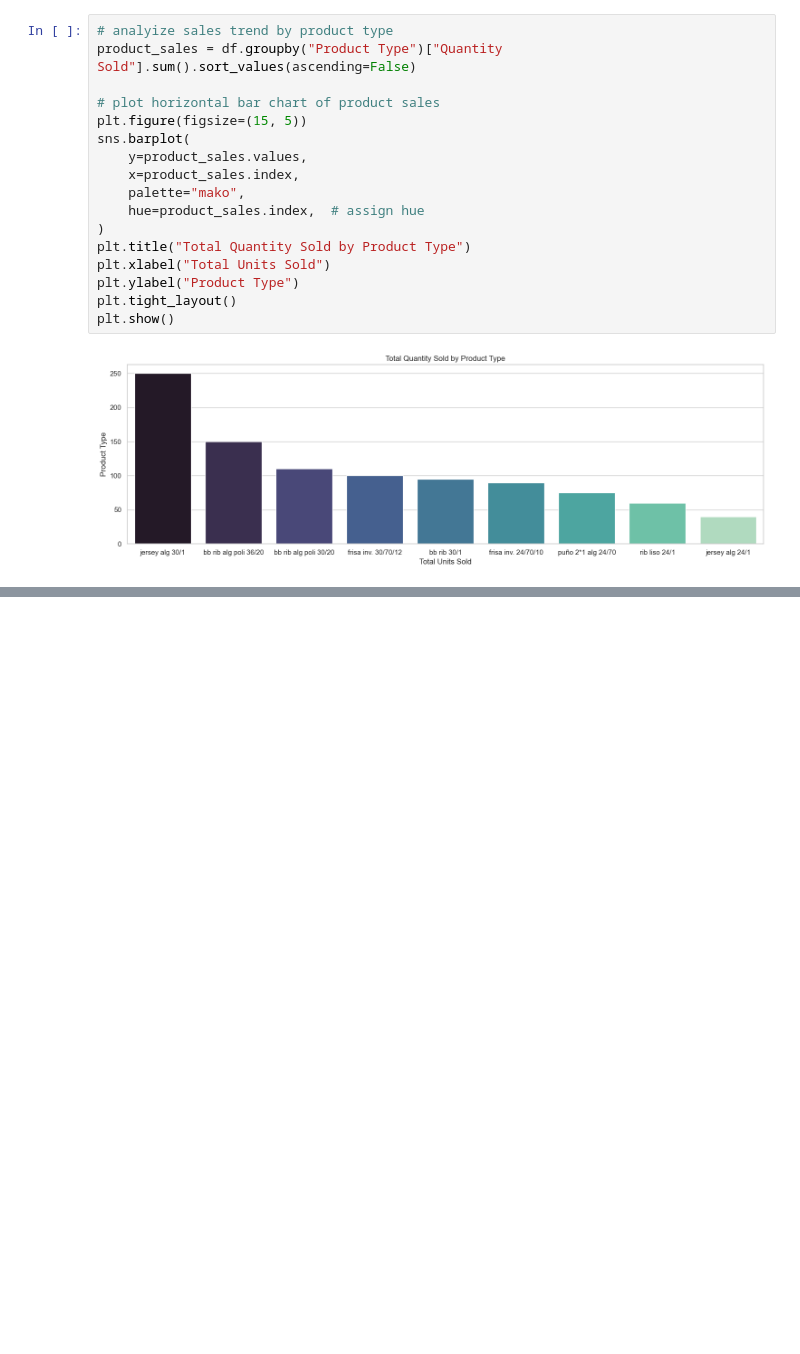
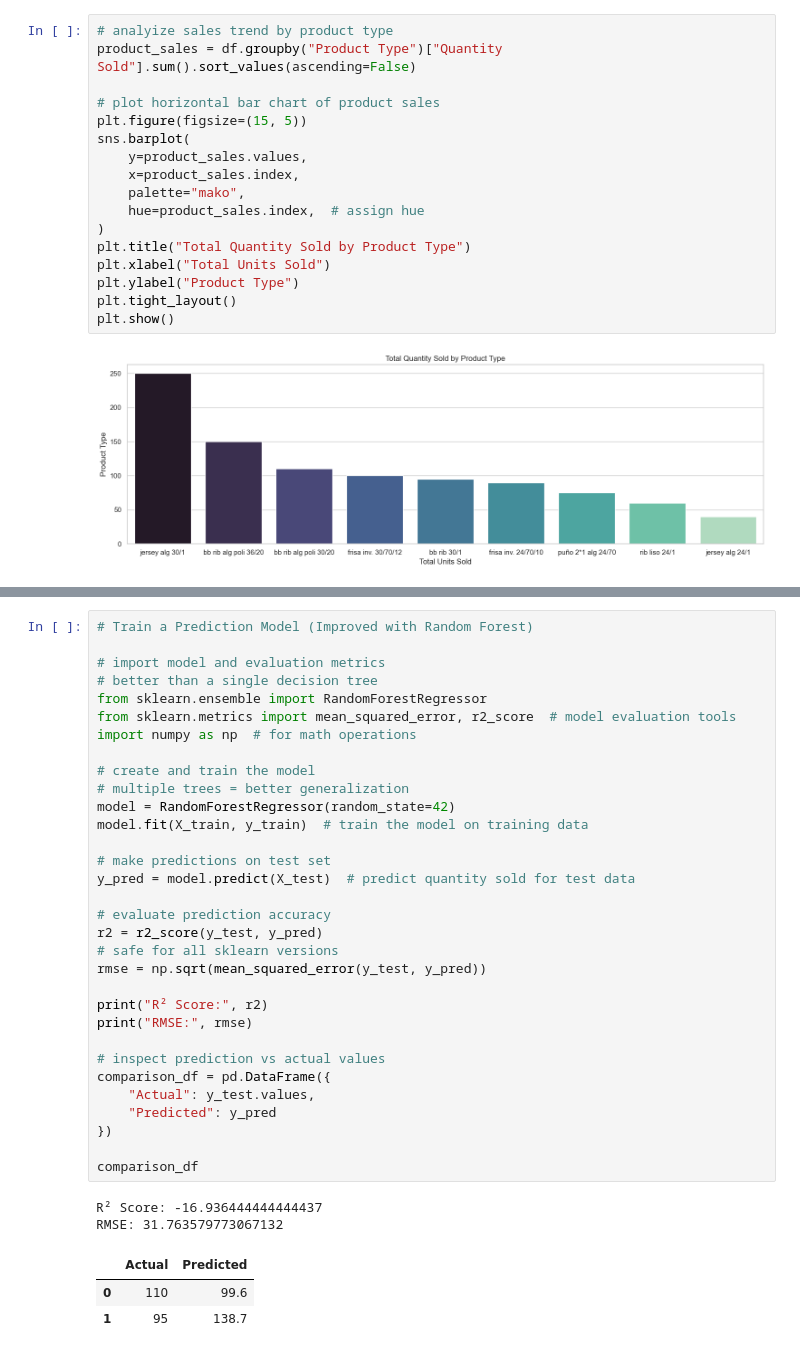
Before and after one commit to danveb/color-demand-predictor, a Jupyter notebook: color_trend_analysis.ipynb, the cells around one changed output, grey strips where cells are left out. Drawn from its saved outputs; the diff is of its cells as text; blank space fills up the shorter version.

```diff
--- a/color_trend_analysis.ipynb
+++ b/color_trend_analysis.ipynb
@@ -113,0 +171,38 @@ plt.show()
+# %%
+# Train a Prediction Model (Improved with Random Forest)
+
+# import model and evaluation metrics
+# better than a single decision tree
+from sklearn.ensemble import RandomForestRegressor
+from sklearn.metrics import mean_squared_error, r2_score  # model evaluation tools
+import numpy as np  # for math operations
+
+# create and train the model
+# multiple trees = better generalization
+model = RandomForestRegressor(random_state=42)
+model.fit(X_train, y_train)  # train the model on training data
+
+# make predictions on test set
+y_pred = model.predict(X_test)  # predict quantity sold for test data
+
+# evaluate prediction accuracy
+r2 = r2_score(y_test, y_pred)
+# safe for all sklearn versions
+rmse = np.sqrt(mean_squared_error(y_test, y_pred))
+
+print("R² Score:", r2)
+print("RMSE:", rmse)
+
+# inspect prediction vs actual values
+comparison_df = pd.DataFrame({
+    "Actual": y_test.values,
+    "Predicted": y_pred
+})
+
+comparison_df
+# %% [output]
+R² Score: -16.936444444444437
+RMSE: 31.763579773067132
+|  | Actual | Predicted |
+| 0 | 110 | 99.6 |
+| 1 | 95 | 138.7 |
```
Also changed, not shown: parts of 3 cells of this notebook.
